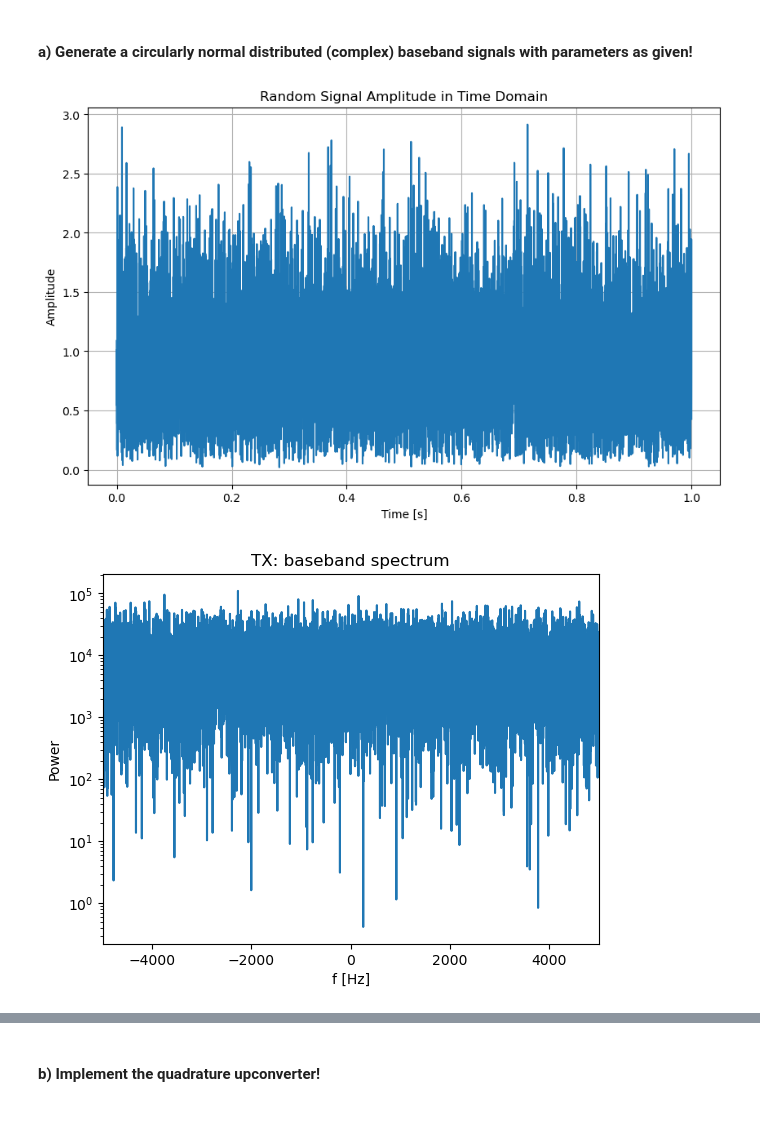
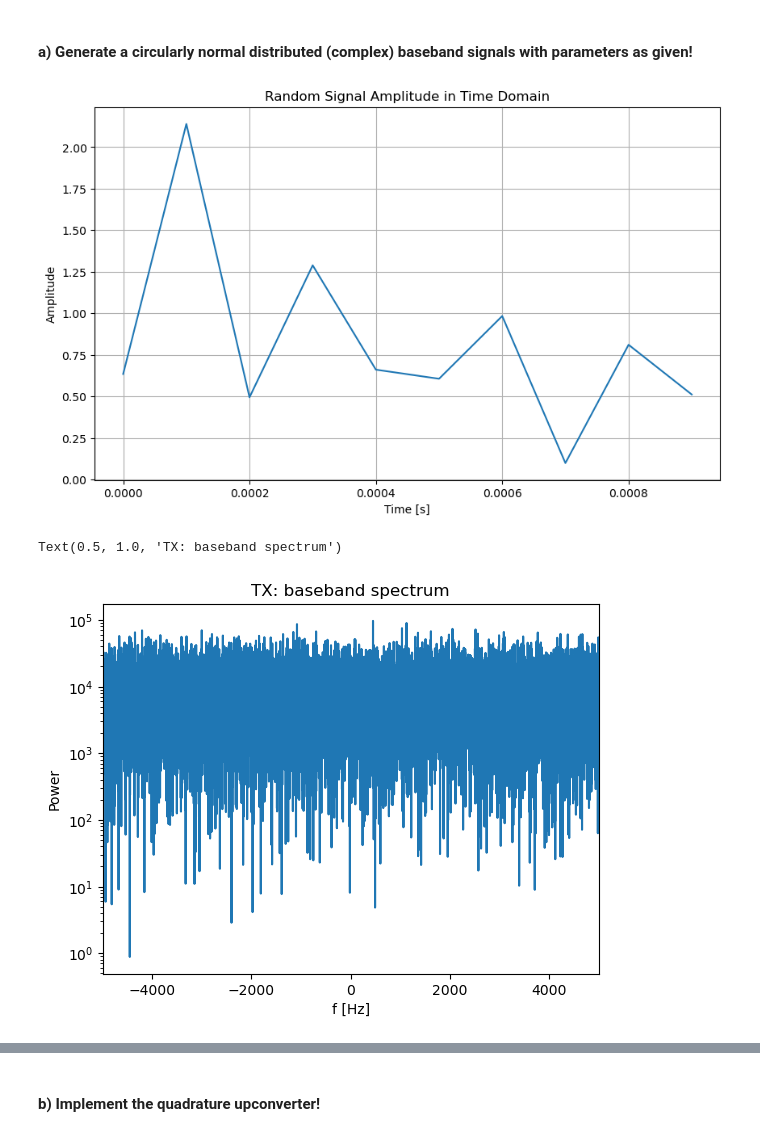
Before and after one commit to owlandauk/Communications-Engineering-, a Jupyter notebook: Exercise_Sheet_1.ipynb, the cells around one changed output, grey strips where cells are left out. Cells and saved outputs as stored; diff of their text form; code cells hidden in the pictures.

```diff
--- a/Exercise_Sheet_1.ipynb
+++ b/Exercise_Sheet_1.ipynb
@@ -29,25 +29,26 @@ h_LP0 = sig.firwin(numtaps=51, cutoff=cutoff_freq, window='hamming', pass_zero=T
 s_BB = np.convolve(h_LP0, random_signal, mode='same') # create the baseband signal by filtering the noise
 # %%
 time_axis = np.arange(len_signal) / fs  # 时间轴，单位为秒
-
+end_sample = int(0.001 * fs)  # 0.01秒*采样率 = 样本数
 plt.figure(figsize=(10, 6))
-plt.plot(time_axis, np.abs(random_signal))
+plt.plot(time_axis[:end_sample], np.abs(random_signal[:end_sample]))
 plt.xlabel("Time [s]")
 plt.ylabel("Amplitude")
 plt.title("Random Signal Amplitude in Time Domain")
 plt.grid(True)
 plt.show()
 
 # 计算并绘制功率谱密度 (PSD)
 # plot baseband spectrum
-f = np.arange(start=-fs/2, stop=fs/2, step=fs/len(random_signal))
+f = np.arange(start=-fs/2, stop=fs/2, step=fs/len_signal)#len(random_signal))
 tx_bb_spectrum = np.abs(np.fft.fftshift(np.fft.fft(random_signal)))**2
 plt.semilogy(f, tx_bb_spectrum)
 plt.xlim(-fs/2, fs/2); plt.xlabel("f [Hz]"); plt.ylabel('Power')
-plt.title("TX: baseband spectrum");
+plt.title("TX: baseband spectrum")
 # %% [output]
-[figure, old version]
+[figure, new version]
+Text(0.5, 1.0, 'TX: baseband spectrum')
-[figure, old version]
+[figure, new version]
 # %%
 # plot baseband spectrum
 f = np.arange(start=-fs/2, stop=fs/2, step=fs/len(s_BB))
```
Also changed, not shown: parts of 5 cells of this notebook.
